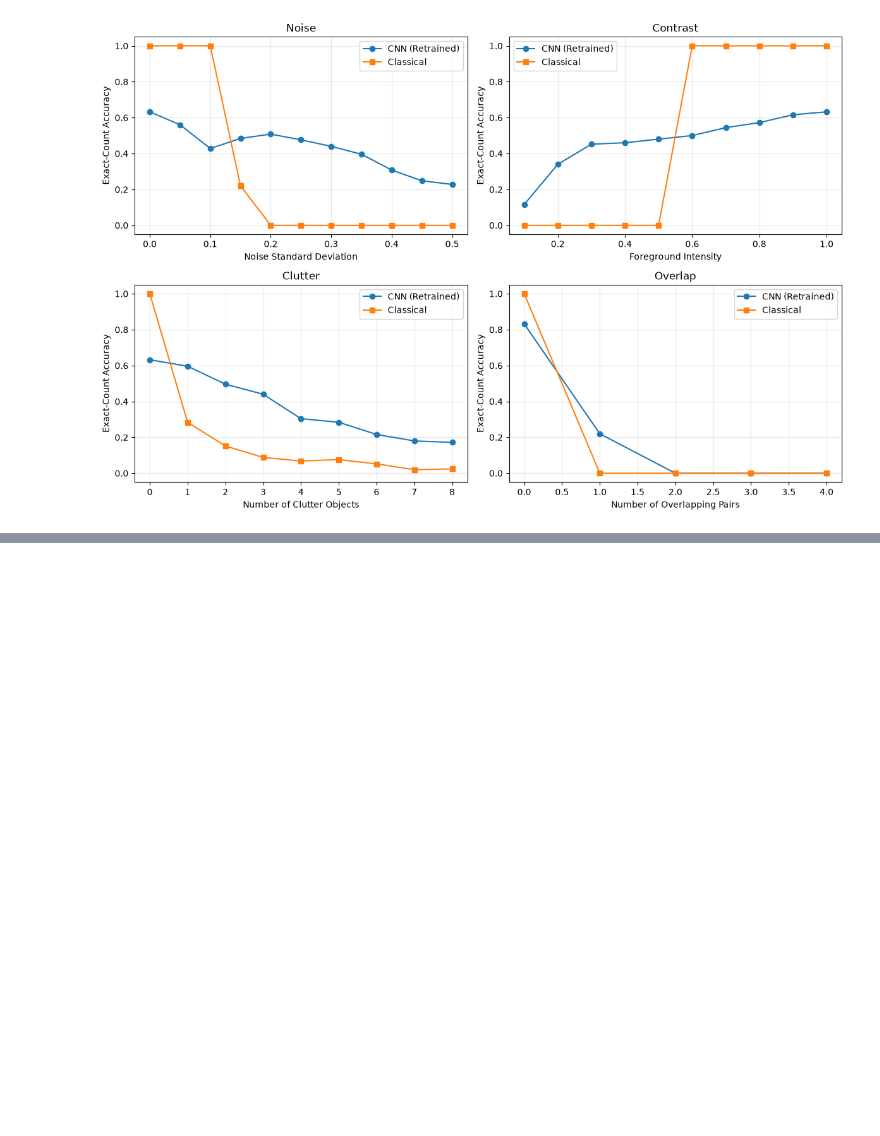
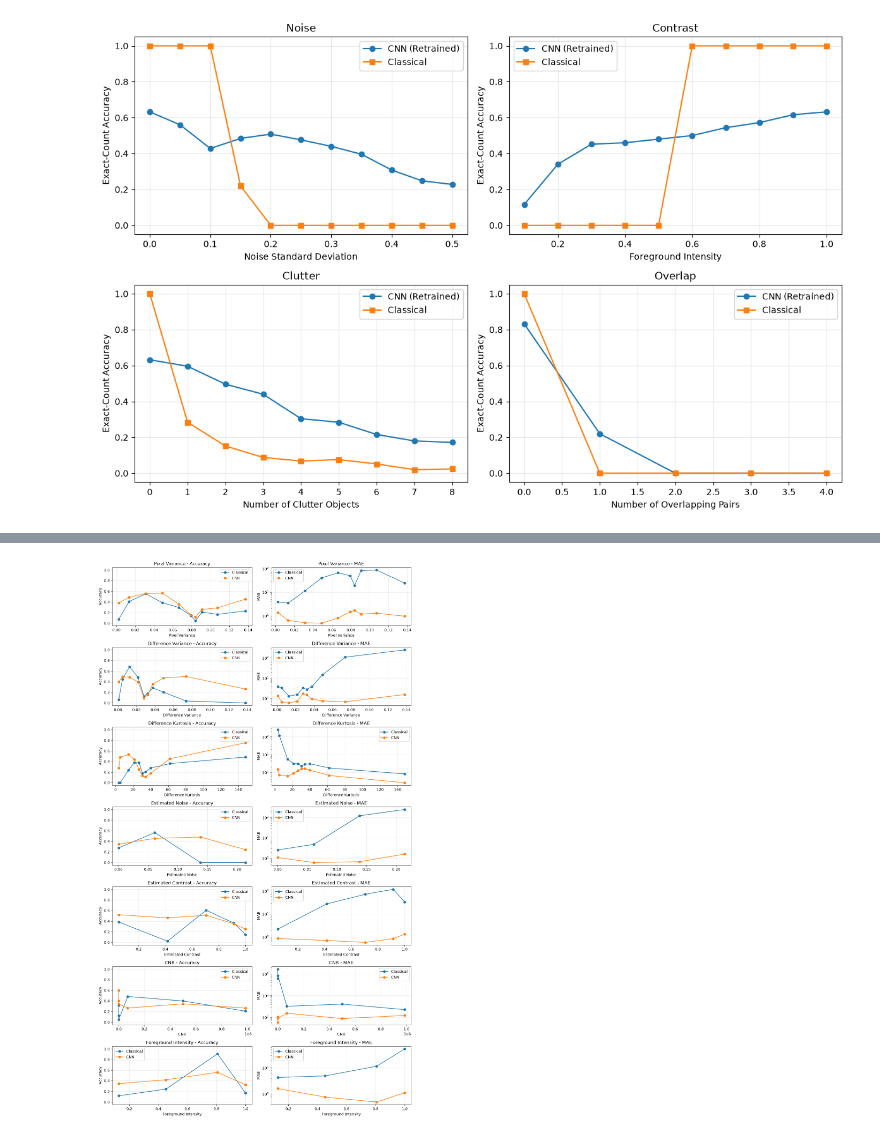
Before and after one commit to ruc-practical-ai-fall-2026/lectures, a Jupyter notebook: class-07/notebooks/01_use_case_selection_example.ipynb, the cells around one changed output, grey strips where cells are left out. Cells and saved outputs as stored; diff of their text form; code cells hidden in the pictures; blank space fills up the shorter version.

```diff
--- a/class-07/notebooks/01_use_case_selection_example.ipynb
+++ b/class-07/notebooks/01_use_case_selection_example.ipynb
@@ -1323,0 +1497,19 @@ plt.show()
+# %%
+# Compute image statistics
+statistics = [image_statistics(image) for image in X_stats]
+
+feature_names = list(statistics[0].keys())
+
+features = {
+    name: np.array([s[name] for s in statistics]) for name in feature_names
+}
+
+# Generate predictions
+y_pred_classical_stats = np.array([count_objects(image) for image in X_stats])
+
+y_pred_cnn_stats = predict_cnn_images(model_robust, X_stats)
+
+predictions = {
+    "Classical": y_pred_classical_stats,
+    "CNN": y_pred_cnn_stats,
+}
@@ -1323,0 +1522,63 @@ plt.show()
+# %%
+def binned_metrics(values, labels, predictions, n_bins=10):
+    """Compute accuracy and MAE in bins of an image statistic."""
+
+    edges = np.unique(np.quantile(values, np.linspace(0, 1, n_bins + 1)))
+
+    centers = []
+    accuracy = []
+    mae = []
+
+    for lo, hi in zip(edges[:-1], edges[1:]):
+        # Include the upper boundary in the final bin
+        if hi == edges[-1]:
+            mask = (values >= lo) & (values <= hi)
+        else:
+            mask = (values >= lo) & (values < hi)
+
+        if not np.any(mask):
+            continue
+
+        scores = evaluate_counts(labels[mask], predictions[mask])
+
+        centers.append(np.mean(values[mask]))
+        accuracy.append(scores["accuracy"])
+        mae.append(scores["mae"])
+
+    return np.array(centers), np.array(accuracy), np.array(mae)
+
+
+fig, axes = plt.subplots(
+    len(feature_names),
+    2,
+    figsize=(12, 3 * len(feature_names)),
+)
+
+eps = 1e-7
+
+for row, name in enumerate(feature_names):
+    values = features[name]
+
+    for method, y_pred in predictions.items():
+        x, accuracy, mae = binned_metrics(values, y_stats, y_pred)
+
+        axes[row, 0].plot(x, accuracy, "o-", label=method)
+        axes[row, 1].semilogy(x, abs(mae) + eps, "o-", label=method)
+
+    axes[row, 0].set_ylabel("Accuracy")
+    axes[row, 0].set_ylim(-0.05, 1.05)
+
+    axes[row, 1].set_ylabel("MAE")
+
+    for ax in axes[row]:
+        ax.set_xlabel(name)
+        ax.grid(alpha=0.3)
+        ax.legend()
+
+    axes[row, 0].set_title(f"{name} - Accuracy")
+    axes[row, 1].set_title(f"{name} - MAE")
+
+plt.tight_layout()
+plt.show()
+# %% [output]
+[figure, added]
```
Also changed, not shown: parts of 27 cells of this notebook.
